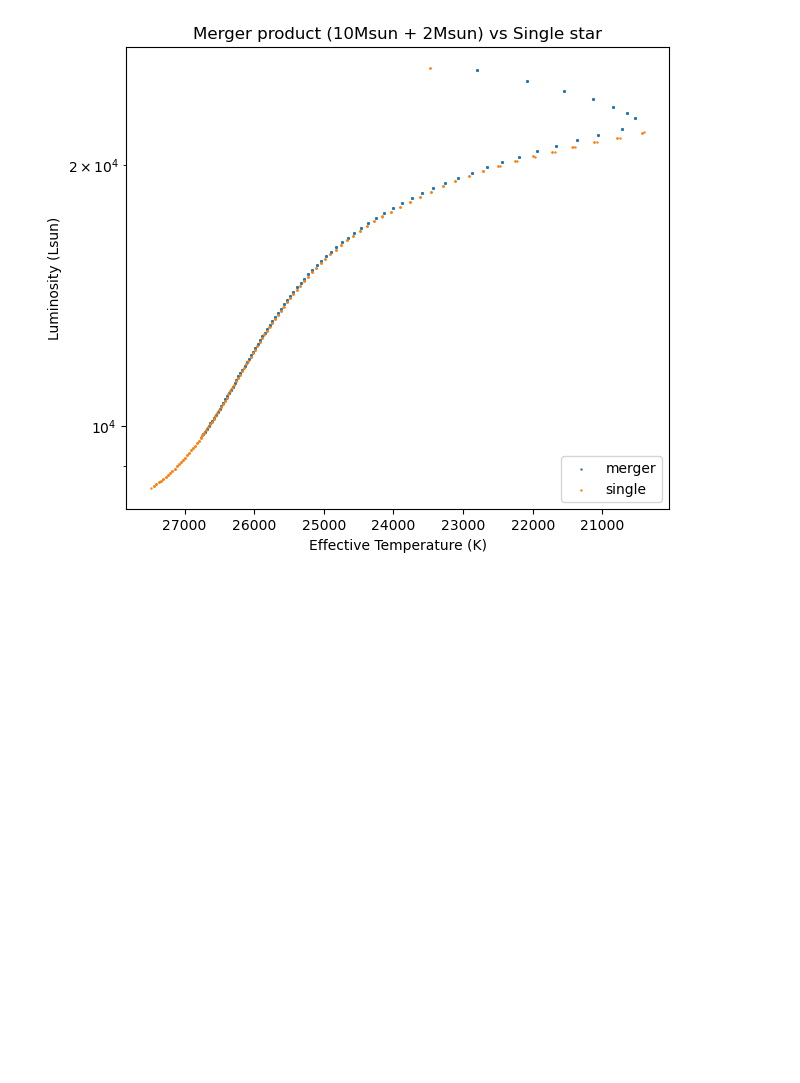
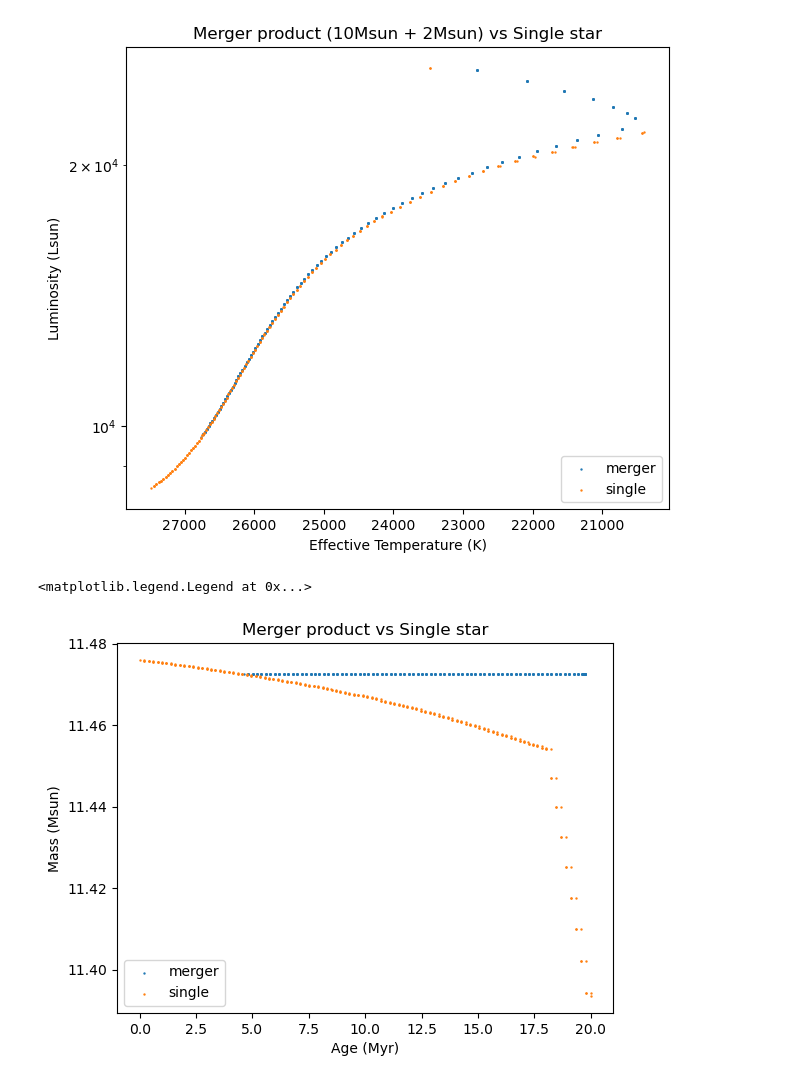
Before and after one commit to mkim0029/COMPAS, a Jupyter notebook: src/10Msun+2Msun/read.ipynb, the cells around one changed output. Saved outputs shown, nothing was run; the diff lists cells and outputs as text; code cells hidden in the pictures; blank space fills up the shorter version.

```diff
--- a/src/10Msun+2Msun/read.ipynb
+++ b/src/10Msun+2Msun/read.ipynb
@@ -56,3 +56,14 @@ plt.legend(loc = 'lower right')
 # %% [output]
 <matplotlib.legend.Legend at 0x...>
 [figure]
+# %%
+plt.scatter(df1['         Age(1)         '], df1['        Mass(1)         '], s = 0.5, label = 'merger')
+plt.scatter(df2['          Age           '], df2['          Mass          '], s = 0.5, label = 'single')
+plt.xlabel('Age (Myr)')
+plt.ylabel('Mass (Msun)')
+plt.title('Merger product vs Single star')
+plt.ticklabel_format(useOffset=False)
+plt.legend()
+# %% [output]
+<matplotlib.legend.Legend at 0x...>
+[figure, added]
```
Also changed, not shown: 5 other files.
